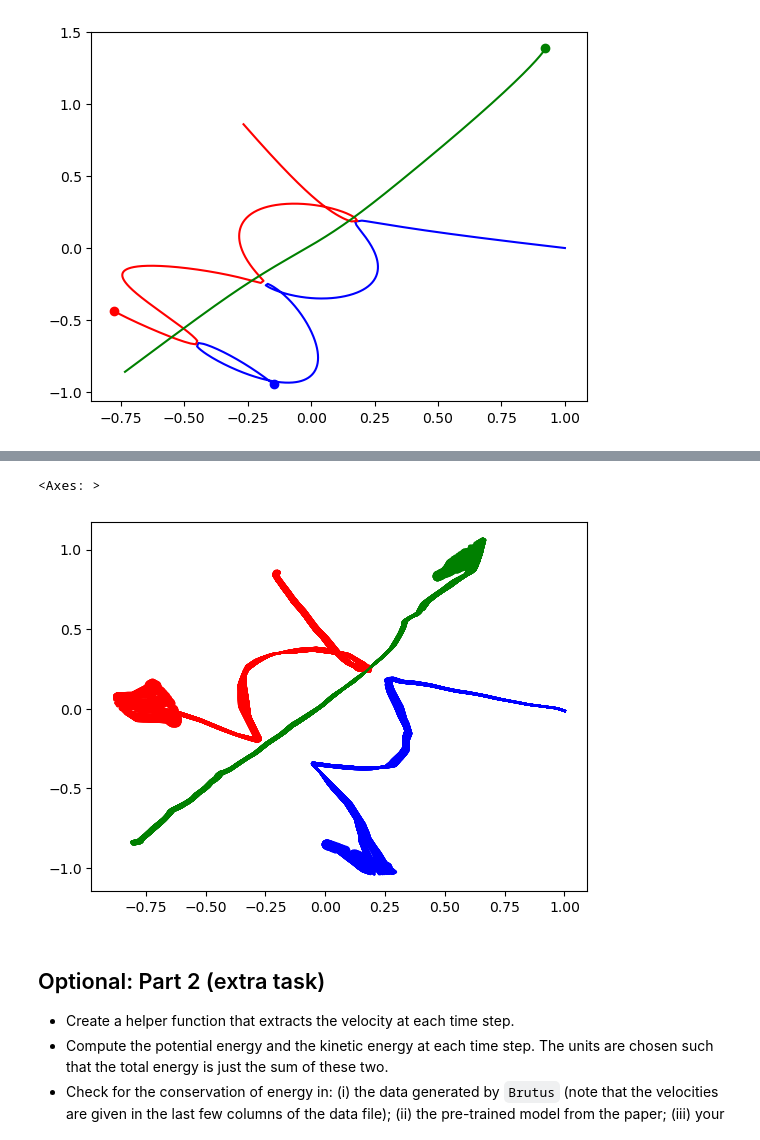
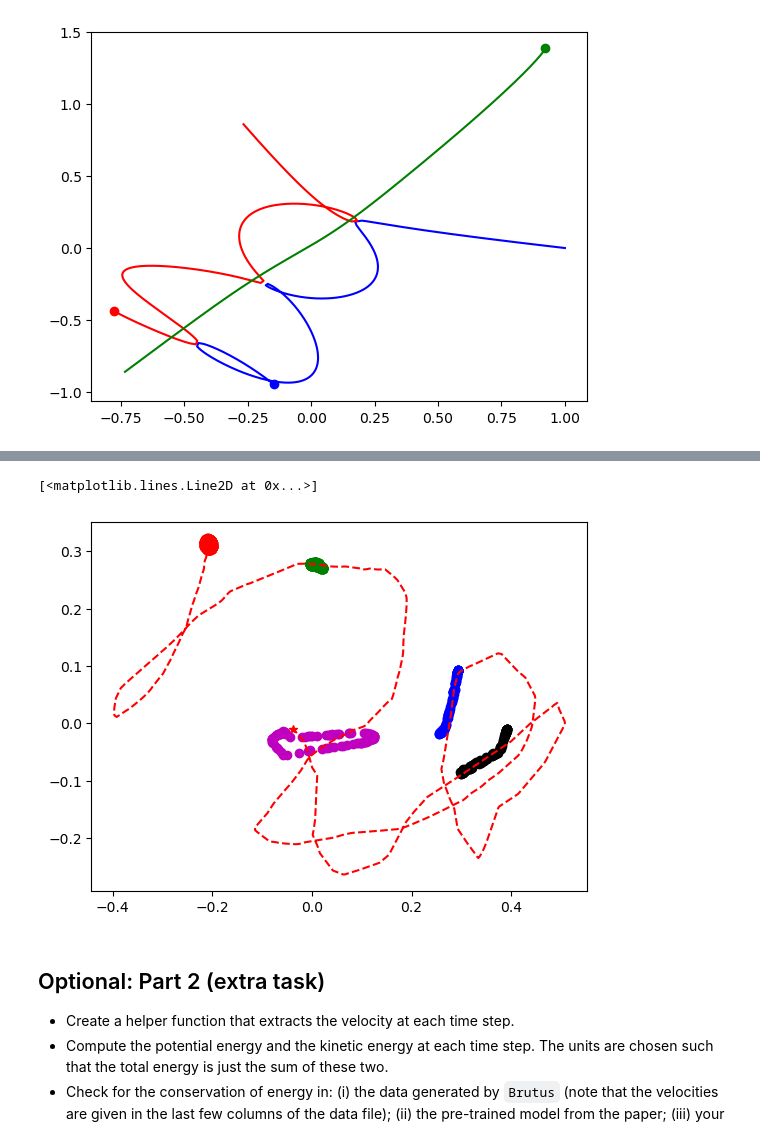
Before and after one commit to charbelnemer/tif285_project2, a Jupyter notebook: TIF285_Project2.ipynb, the cells around one changed output, grey strips where cells are left out. Saved outputs shown, nothing was run; the diff lists cells and outputs as text; code cells hidden in the pictures.

```diff
--- a/TIF285_Project2.ipynb
+++ b/TIF285_Project2.ipynb
@@ -280,10 +290,10 @@ y_val = np.array(y_val).reshape(-1,4)
 # %%
 #Creating tensorflow datasets and dividing it into batches
 train_dataset = tf.data.Dataset.from_tensor_slices((x_train, y_train))
-train_dataset = train_dataset.batch(68600,drop_remainder=True)
+train_dataset = train_dataset.batch(10000,drop_remainder=True)
 
 val_dataset = tf.data.Dataset.from_tensor_slices((x_val, y_val))
-val_dataset = val_dataset.batch(7630,drop_remainder=True)
+val_dataset = val_dataset.batch(10000,drop_remainder=True)
 
 #Creating the ANN-model by adding layers
 model = keras.Sequential()
@@ -294,7 +304,7 @@ model.add(keras.layers.Dense(64, activation="relu"))
 model.add(keras.layers.Dense(64, activation="relu"))
 model.add(keras.layers.Dense(64, activation="relu"))
 model.add(keras.layers.Dense(64, activation="relu"))
-model.add(keras.layers.Dense(4, activation="linear"))
+model.add(keras.layers.Dense(4))
 
 #Adding an optimizer and loss to the model
 optimizer = keras.optimizers.Adam(0.001, 0.5, 0.5)
@@ -383,15 +447,25 @@ for i in range(100):
     perturb1 = 0.01*np.cos(theta)
     perturb2 = 0.01*np.sin(theta)
     x_perturbed[:,0] = x_lab[:,0]
-    x_perturbed[:,1] = x_lab[:,1]+perturb1
-    x_perturbed[:,2] = x_lab[:,2]+perturb2
+    x_perturbed[:,1] = -0.2*np.ones_like(x_lab[:,0])+perturb1
+    x_perturbed[:,2] = 0.3*np.ones_like(x_lab[:,0])+perturb2
 
     predictions = pre_trained_model.predict(x_perturbed)
     p1, p2, p3 = get_trajectories(predictions)
-    plot_trajectories(p1,p2,p3,ax=ax)
+
+    #plotting p2 and dot at the last point
+    p2_0 = np.array([p2[i,0] for i in [0,243,486,755,973]])
+    p2_1 = np.array([p2[i,1] for i in [0,243,486,755,973]])
+    colors = ['r', 'g', 'b', 'k', 'm']
+    for i, color in zip(range(p2_0.size),colors):
+        ax.scatter(p2_0[i],p2_1[i], c = color);
+
 
 #[0,243,486,755,973]
+x_lab[:,1] = -0.2*np.ones_like(x_lab[:,0])
+x_lab[:,2] = 0.3*np.ones_like(x_lab[:,0])
 predictions = pre_trained_model.predict(x_lab)
 p1, p2, p3 = get_trajectories(predictions)
-plot_trajectories(p1,p2,p3,ax=ax,linestyle='--')
+ax.plot(p2[:,0],p2[:,1],'r--')
+ax.plot(p2[-1,0],p2[-1,1],'r', marker='*')
 # %% [output]
@@ -417,7 +491,7 @@ plot_trajectories(p1,p2,p3,ax=ax,linestyle='--')
 # %%
 fig,ax = plt.subplots(1,1)
 
-idx = indices_val[2]
+idx = 0
 x_lab, y_lab = get_data(idx)
 x_perturbed = np.zeros_like(x_lab)
 
@@ -426,17 +500,27 @@ for i in range(100):
     perturb1 = 0.01*np.cos(theta)
     perturb2 = 0.01*np.sin(theta)
     x_perturbed[:,0] = x_lab[:,0]
-    x_perturbed[:,1] = x_lab[:,1]+perturb1
-    x_perturbed[:,2] = x_lab[:,2]+perturb2
+    x_perturbed[:,1] = -0.2*np.ones_like(x_lab[:,0])+perturb1
+    x_perturbed[:,2] = 0.3*np.ones_like(x_lab[:,0])+perturb2
 
     predictions = model.predict(x_perturbed)
     p1, p2, p3 = get_trajectories(predictions)
-    plot_trajectories(p1,p2,p3,ax=ax)
+
+    #plotting p2 and dot at the last point
+    p2_0 = np.array([p2[i,0] for i in [0,243,486,755,973]])
+    p2_1 = np.array([p2[i,1] for i in [0,243,486,755,973]])
+    colors = ['r', 'g', 'b', 'k', 'm']
+    for i, color in zip(range(p2_0.size),colors):
+        ax.scatter(p2_0[i],p2_1[i], c = color);
+
 
 #[0,243,486,755,973]
+x_lab[:,1] = -0.2*np.ones_like(x_lab[:,0])
+x_lab[:,2] = 0.3*np.ones_like(x_lab[:,0])
 predictions = model.predict(x_lab)
 p1, p2, p3 = get_trajectories(predictions)
-plot_trajectories(p1,p2,p3,ax=ax,linestyle='--')
+ax.plot(p2[:,0],p2[:,1],'r--')
+ax.plot(p2[-1,0],p2[-1,1],'r', marker='*')
 # %% [output]
 32/32 [==============================] - 0s 2ms/step
 32/32 [==============================] - 0s 2ms/step
@@ -458,5 +542,5 @@ plot_trajectories(p1,p2,p3,ax=ax,linestyle='--')
-<Axes: >
+[<matplotlib.lines.Line2D at 0x...>]
-[figure, old version]
+[figure, new version]
 # %% [markdown]
 ## Optional: Part 2 (extra task)
 * Create a helper function that extracts the velocity at each time step.
```
Also changed, not shown: parts of 13 cells of this notebook.
